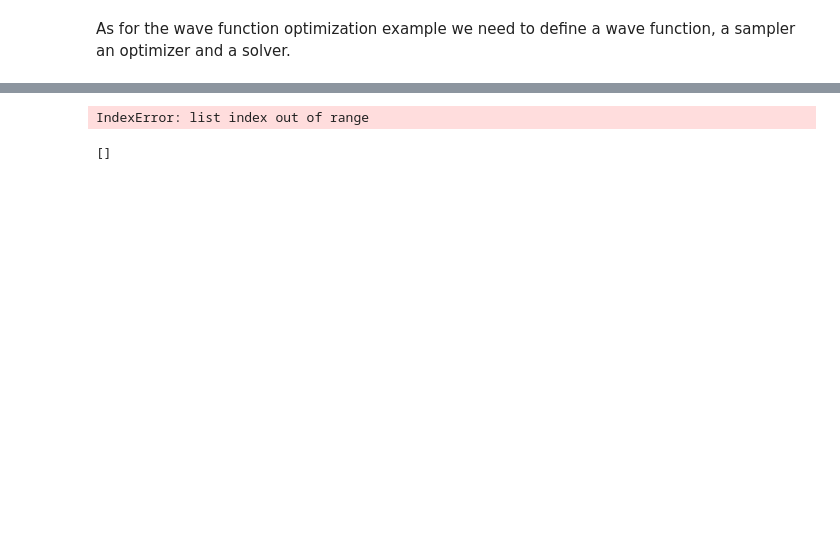
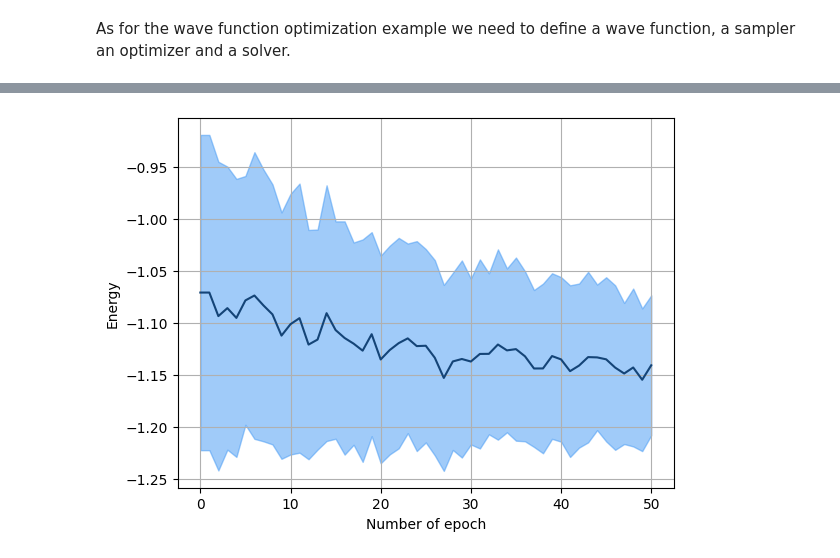
Before and after one commit to NLESC-JCER/QMCTorch, a Jupyter notebook: docs/notebooks/geoopt.ipynb, the cells around one changed output, grey strips where cells are left out. Drawn from its saved outputs; the diff is of its cells as text; code cells hidden in the pictures; blank space fills up the shorter version.

```diff
--- a/docs/notebooks/geoopt.ipynb
+++ b/docs/notebooks/geoopt.ipynb
@@ -19,7 +21,8 @@ INFO:QMCTorch|\___\_\/_/  /_/\___/ /_/  \___/_/  \__/_//_/
 # %% [markdown]
 We then define the molecule. We create a H2 molecule with a short atomic distance that we will then try to relax
 # %%
-mol = Molecule(atom = 'H 0. 0. 0.25; H 0. 0. -0.25', unit='bohr', calculator='pyscf', basis='sto-3g', redo_scf=True)
+mol = Molecule(atom = 'H 0. 0. -0.5; H 0. 0. 0.5', unit='bohr',
+               calculator='pyscf', basis='sto-3g', redo_scf=True)
 # %% [output]
 INFO:QMCTorch|
 INFO:QMCTorch| SCF Calculation
@@ -38,11 +41,12 @@ INFO:QMCTorch|  SCF Energy          : -0.403 Hartree
 As for the wave function optimization example we need to define a wave function, a sampler an optimizer and a solver.
 # %%
 # wave function with only the ground state determinant
-wf = SlaterJastrow(mol, configs='ground_state').gto2sto()
+wf = SlaterJastrow(mol, configs='single_double(2,2)').gto2sto()
 
 # sampler
-sampler = Metropolis(nwalkers=200, nstep=2000, step_size=0.5,
+sampler = Metropolis(nwalkers=1000, nstep=200, step_size=0.5,
                      nelec=wf.nelec, ndim=wf.ndim,
+                     ntherm=-1, ndecor=100,
                      init=mol.domain('normal'),
                      move={'type': 'all-elec', 'proba': 'normal'})
 # optimizer
@@ -72,8 +76,8 @@ INFO:QMCTorch|  Move proba          : normal
 solver = SolverSlaterJastrow(wf=wf,
                        sampler=sampler,
                        optimizer=opt,
-                       scheduler=scheduler)
-solver.configure(loss='energy', grad='manual', track=['local_energy','geometry'])
+                       scheduler=None)
+solver.configure(loss='energy', grad='auto', track=['local_energy','geometry'], freeze = ['ao'])
 # %% [output]
 INFO:QMCTorch|
 INFO:QMCTorch| Warning : dump to hdf5
@@ -91,4 +94,4 @@ To optimize the geometry of the molecule we must use the `set_params_requires_gr
 # %%
-solver.set_params_requires_grad(wf_params=True, geo_params=True)
+solver.set_params_requires_grad(wf_params=False, geo_params=True)
 obs = solver.run(50)
 # %% [output]
@@ -96,8 +115,6 @@ RuntimeError: expected scalar type Double but found Float
 # %%
 solver.save_traj('h2_traj.xyz', obs)
-# %% [output]
-IndexError: list index out of range
-# %%
-obs.geometry
-# %% [output]
-[]
+# %%
+plot_energy(obs.local_energy)
+# %% [output]
+[figure, added]
```
Also changed, not shown: parts of 6 cells of this notebook, 2 other files.
